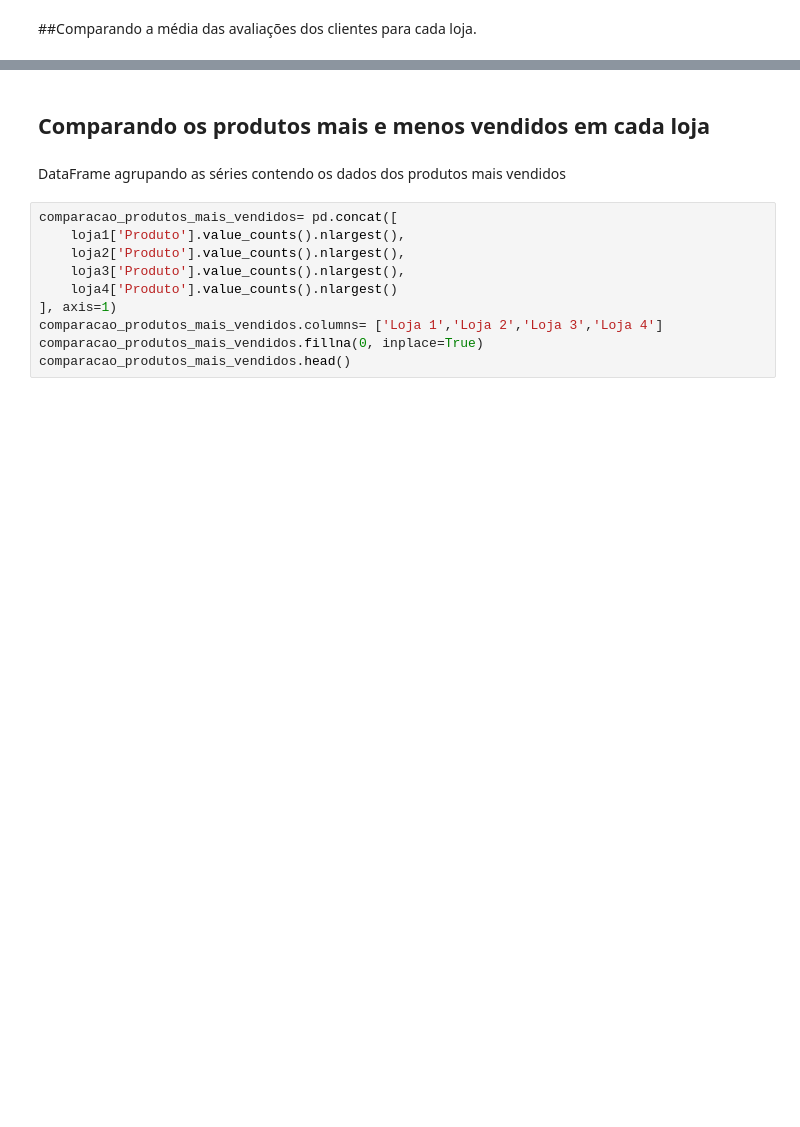
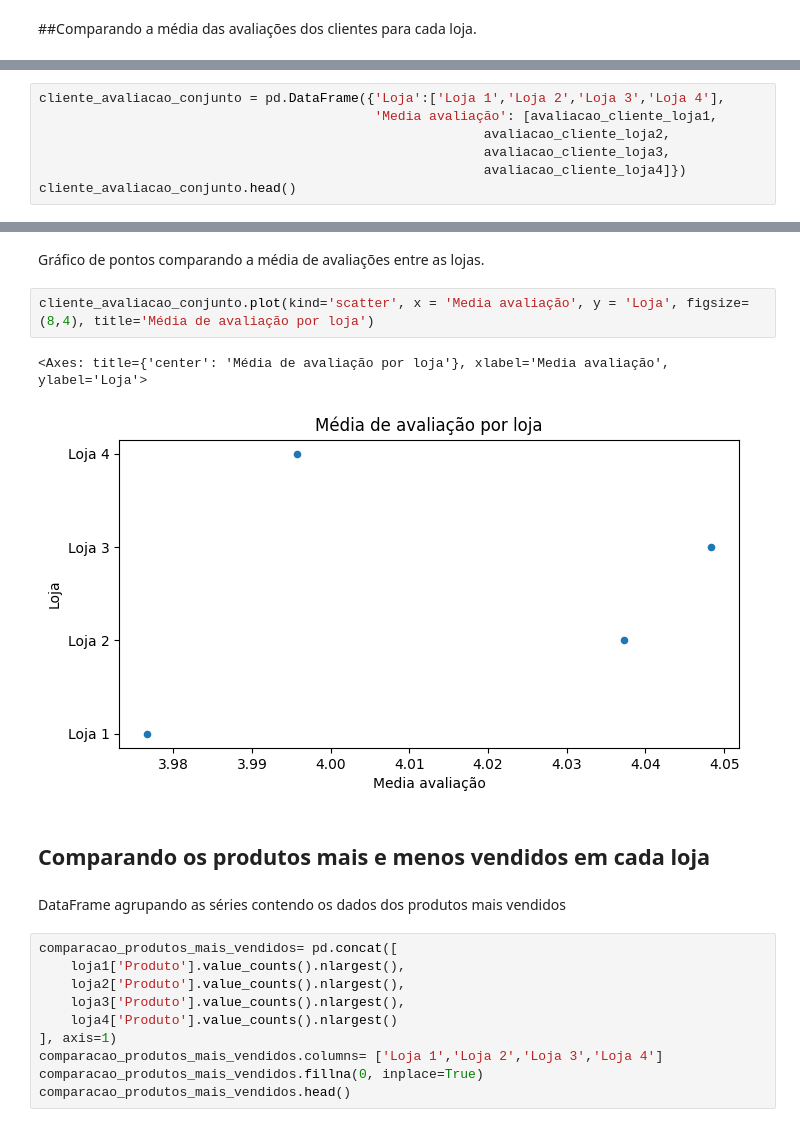
Before and after one commit to walleceoli/Alura_Store, a Jupyter notebook: Challenge_Alura_Store.ipynb, the cells around one changed output, grey strips where cells are left out. Saved outputs shown, nothing was run; the diff lists cells and outputs as text; blank space fills up the shorter version.

```diff
--- a/Challenge_Alura_Store.ipynb
+++ b/Challenge_Alura_Store.ipynb
@@ -735,0 +744,7 @@ Loja 4: 4.00
+# %%
+cliente_avaliacao_conjunto = pd.DataFrame({'Loja':['Loja 1','Loja 2','Loja 3','Loja 4'],
+                                           'Media avaliação': [avaliacao_cliente_loja1,
+                                                         avaliacao_cliente_loja2,
+                                                         avaliacao_cliente_loja3,
+                                                         avaliacao_cliente_loja4]})
+cliente_avaliacao_conjunto.head()
@@ -736,3 +757,10 @@ Loja 4: 4.00
+# %% [markdown]
+Gráfico de pontos comparando a média de avaliações entre as lojas.
+# %%
+cliente_avaliacao_conjunto.plot(kind='scatter', x = 'Media avaliação', y = 'Loja', figsize=(8,4), title='Média de avaliação por loja')
+# %% [output]
+<Axes: title={'center': 'Média de avaliação por loja'}, xlabel='Media avaliação', ylabel='Loja'>
+[figure, added]
 # %% [markdown]
 ## Comparando os produtos mais e menos vendidos em cada loja
 # %% [markdown]
```
Also changed, not shown: parts of 16 cells of this notebook.
